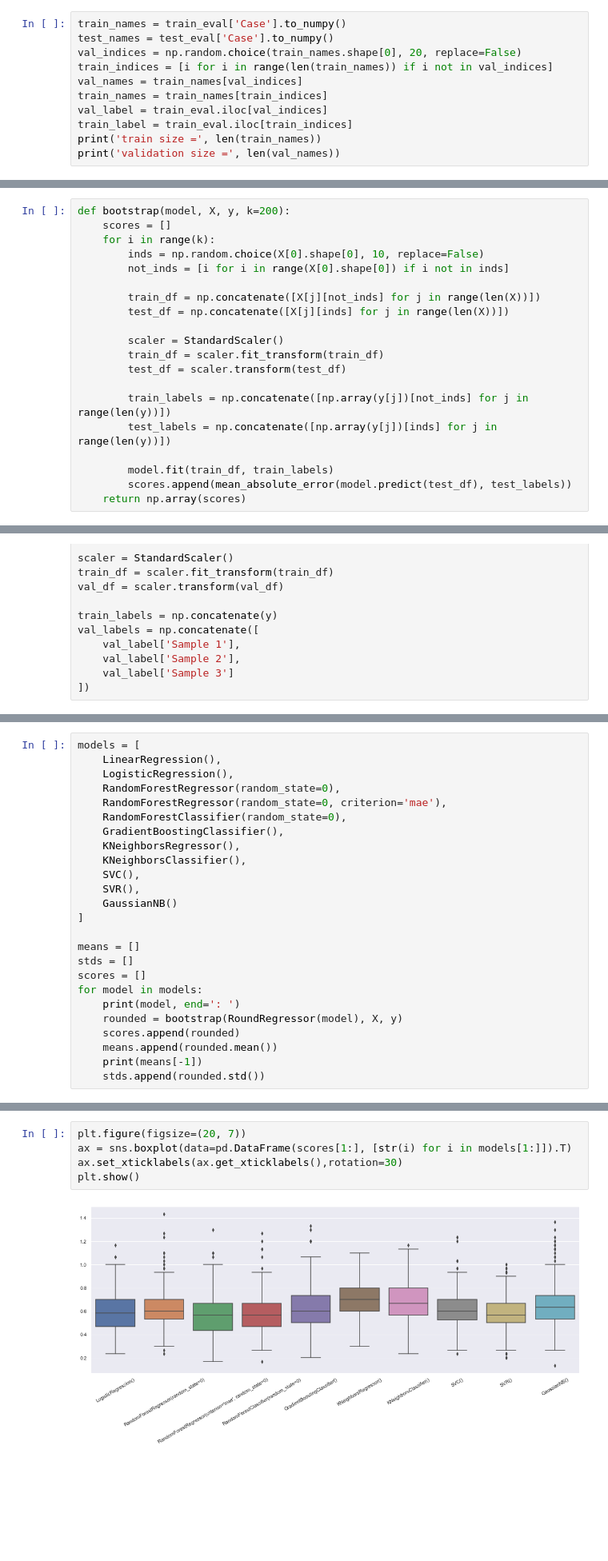
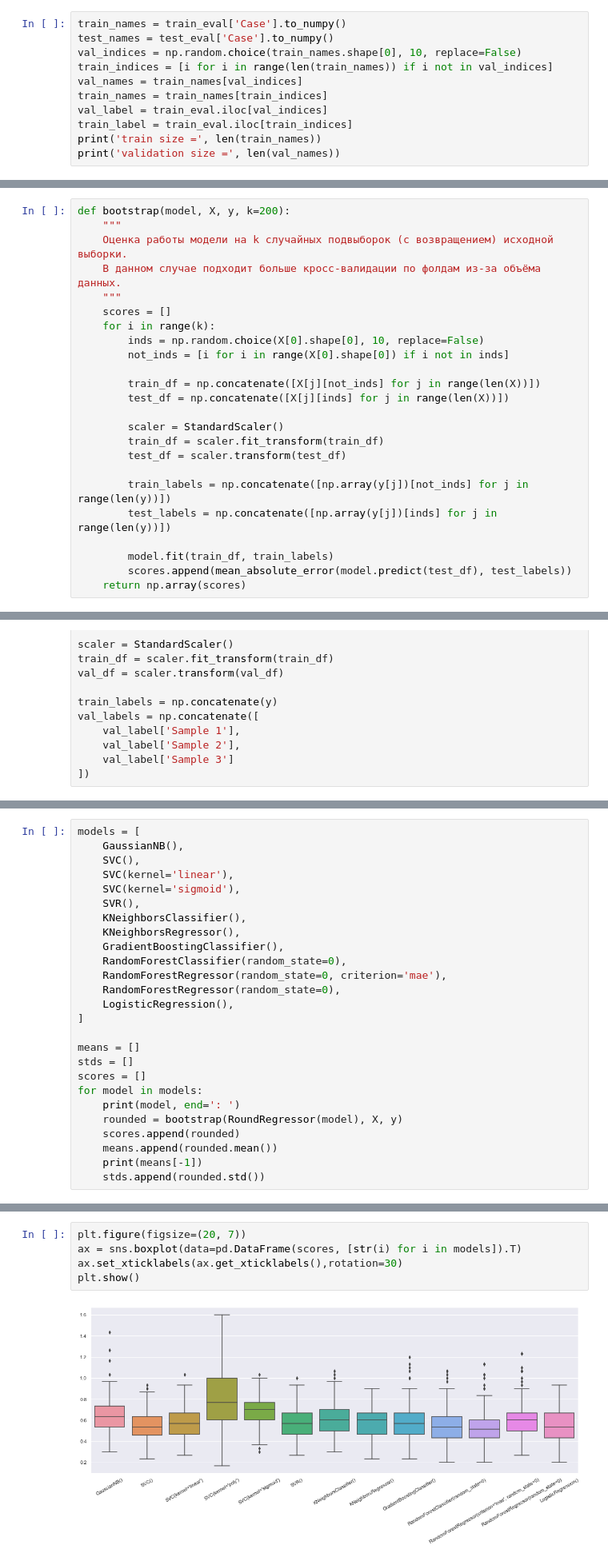
Before and after one commit to Indevem/medical-imaging-evaluation, a Jupyter notebook: model/in_progress_daria.ipynb, the cells around one changed output, grey strips where cells are left out. Shown: that part at 80% size. Cells and saved outputs as stored; diff of their text form; blank space fills up the shorter version.

```diff
--- a/model/in_progress_daria.ipynb
+++ b/model/in_progress_daria.ipynb
@@ -39,7 +47,7 @@ train_eval.head()
 # %%
 train_names = train_eval['Case'].to_numpy()
 test_names = test_eval['Case'].to_numpy()
-val_indices = np.random.choice(train_names.shape[0], 20, replace=False)
+val_indices = np.random.choice(train_names.shape[0], 10, replace=False)
 train_indices = [i for i in range(len(train_names)) if i not in val_indices]
 val_names = train_names[val_indices]
 train_names = train_names[train_indices]
@@ -203,5 +261,9 @@ LogisticRegression(): -0.9037037037037038
 # %%
 def bootstrap(model, X, y, k=200):
+    """
+    Оценка работы модели на k случайных подвыборок (с возвращением) исходной выборки.
+    В данном случае подходит больше кросс-валидации по фолдам из-за объёма данных.
+    """
     scores = []
     for i in range(k):
         inds = np.random.choice(X[0].shape[0], 10, replace=False)
@@ -264,16 +332,17 @@ val_labels = np.concatenate([
 # %%
 models = [
-    LinearRegression(),
+    GaussianNB(),
+    SVC(),
+    SVC(kernel='linear'),
+    SVC(kernel='sigmoid'),
+    SVR(),
+    KNeighborsClassifier(),
+    KNeighborsRegressor(),
+    GradientBoostingClassifier(),
+    RandomForestClassifier(random_state=0),
+    RandomForestRegressor(random_state=0, criterion='mae'),
+    RandomForestRegressor(random_state=0),
     LogisticRegression(),
-    RandomForestRegressor(random_state=0),
-    RandomForestRegressor(random_state=0, criterion='mae'),
-    RandomForestClassifier(random_state=0),
-    GradientBoostingClassifier(),
-    KNeighborsRegressor(),
-    KNeighborsClassifier(),
-    SVC(),
-    SVR(),
-    GaussianNB()
 ]
 
 means = []
@@ -307,7 +378,7 @@ plt.show()
 # %%
 plt.figure(figsize=(20, 7))
-ax = sns.boxplot(data=pd.DataFrame(scores[1:], [str(i) for i in models[1:]]).T)
+ax = sns.boxplot(data=pd.DataFrame(scores, [str(i) for i in models]).T)
 ax.set_xticklabels(ax.get_xticklabels(),rotation=30)
 plt.show()
 # %% [output]
-[figure, old version]
+[figure, new version]
```
Also changed, not shown: parts of 30 cells of this notebook, 1 other file.
